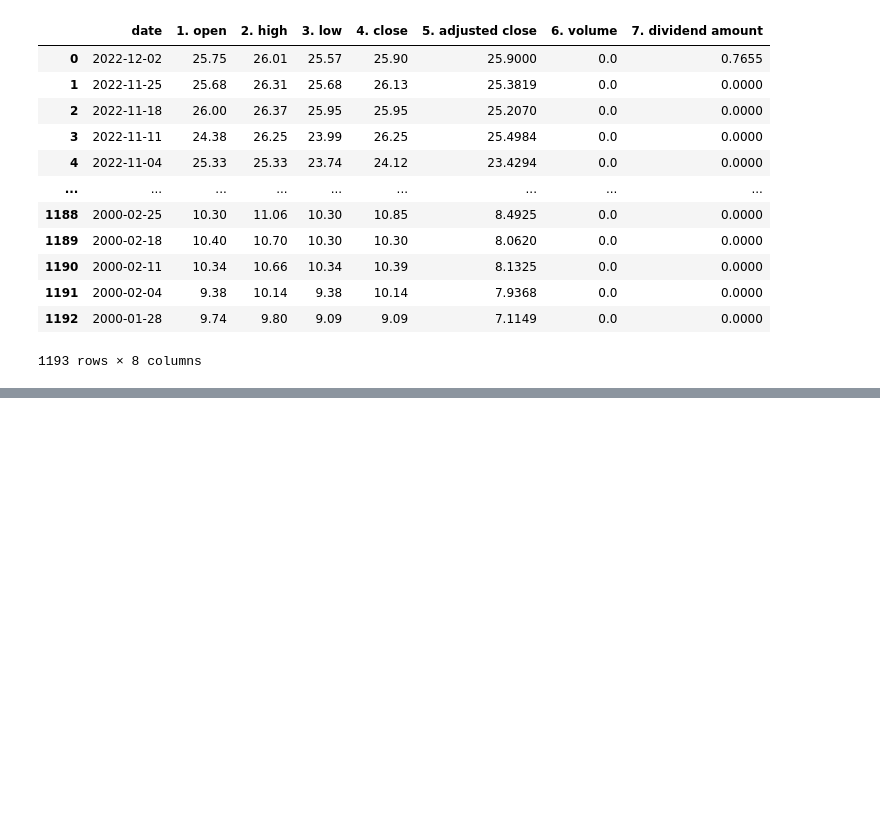
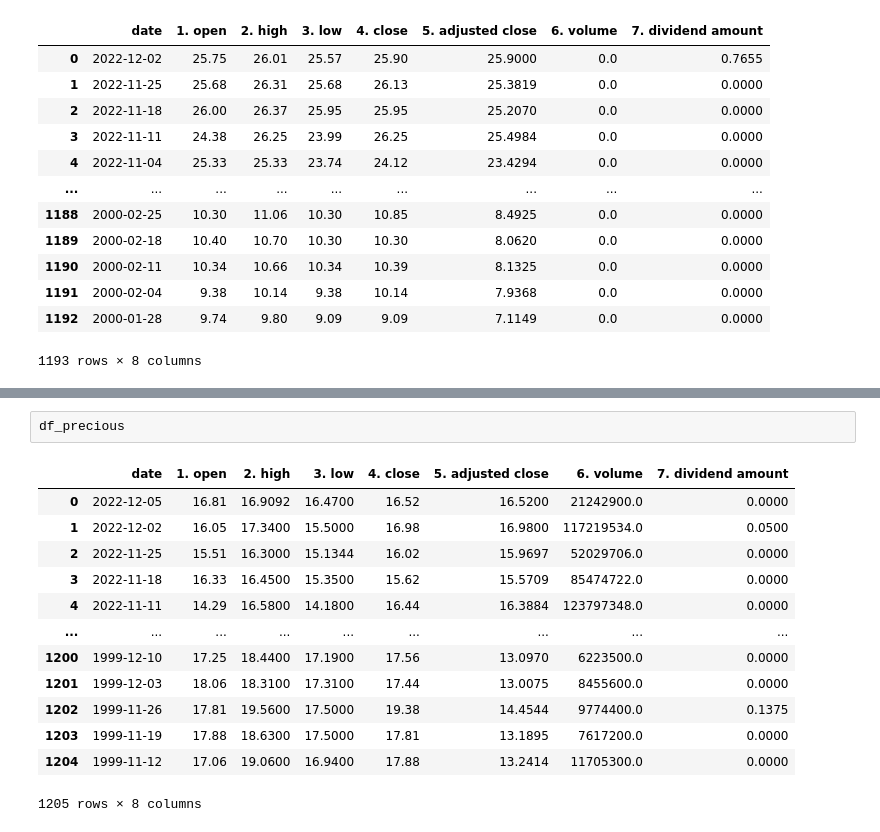
Before and after one commit to AIDA-Saskatchewan-polytechnic/Final_Project_by_Jeslin-Abitha, a Jupyter notebook: Final_Project.ipynb, the cells around one changed output, grey strips where cells are left out. Saved outputs shown, nothing was run; the diff lists cells and outputs as text; blank space fills up the shorter version.

```diff
--- a/Final_Project.ipynb
+++ b/Final_Project.ipynb
@@ -149,0 +198,16 @@ df_american
+# %%
+df_precious
+# %% [output]
+|  | date | 1. open | 2. high | 3. low | 4. close | 5. adjusted close | 6. volume | 7. dividend amount |
+| 0 | 2022-12-05 | 16.81 | 16.9092 | 16.4700 | 16.52 | 16.5200 | 21242900.0 | 0.0000 |
+| 1 | 2022-12-02 | 16.05 | 17.3400 | 15.5000 | 16.98 | 16.9800 | 117219534.0 | 0.0500 |
+| 2 | 2022-11-25 | 15.51 | 16.3000 | 15.1344 | 16.02 | 15.9697 | 52029706.0 | 0.0000 |
+| 3 | 2022-11-18 | 16.33 | 16.4500 | 15.3500 | 15.62 | 15.5709 | 85474722.0 | 0.0000 |
+| 4 | 2022-11-11 | 14.29 | 16.5800 | 14.1800 | 16.44 | 16.3884 | 123797348.0 | 0.0000 |
+| ... | ... | ... | ... | ... | ... | ... | ... | ... |
+| 1200 | 1999-12-10 | 17.25 | 18.4400 | 17.1900 | 17.56 | 13.0970 | 6223500.0 | 0.0000 |
+| 1201 | 1999-12-03 | 18.06 | 18.3100 | 17.3100 | 17.44 | 13.0075 | 8455600.0 | 0.0000 |
+| 1202 | 1999-11-26 | 17.81 | 19.5600 | 17.5000 | 19.38 | 14.4544 | 9774400.0 | 0.1375 |
+| 1203 | 1999-11-19 | 17.88 | 18.6300 | 17.5000 | 17.81 | 13.1895 | 7617200.0 | 0.0000 |
+| 1204 | 1999-11-12 | 17.06 | 19.0600 | 16.9400 | 17.88 | 13.2414 | 11705300.0 | 0.0000 |
+1205 rows × 8 columns
```
Also changed, not shown: parts of 5 cells of this notebook.
